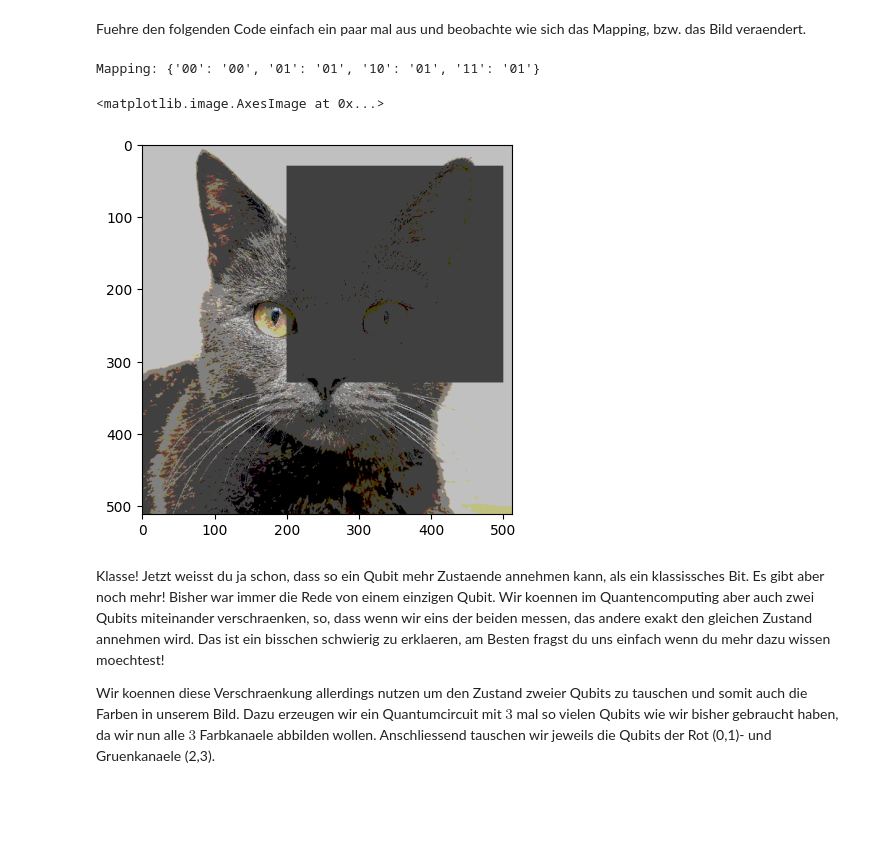
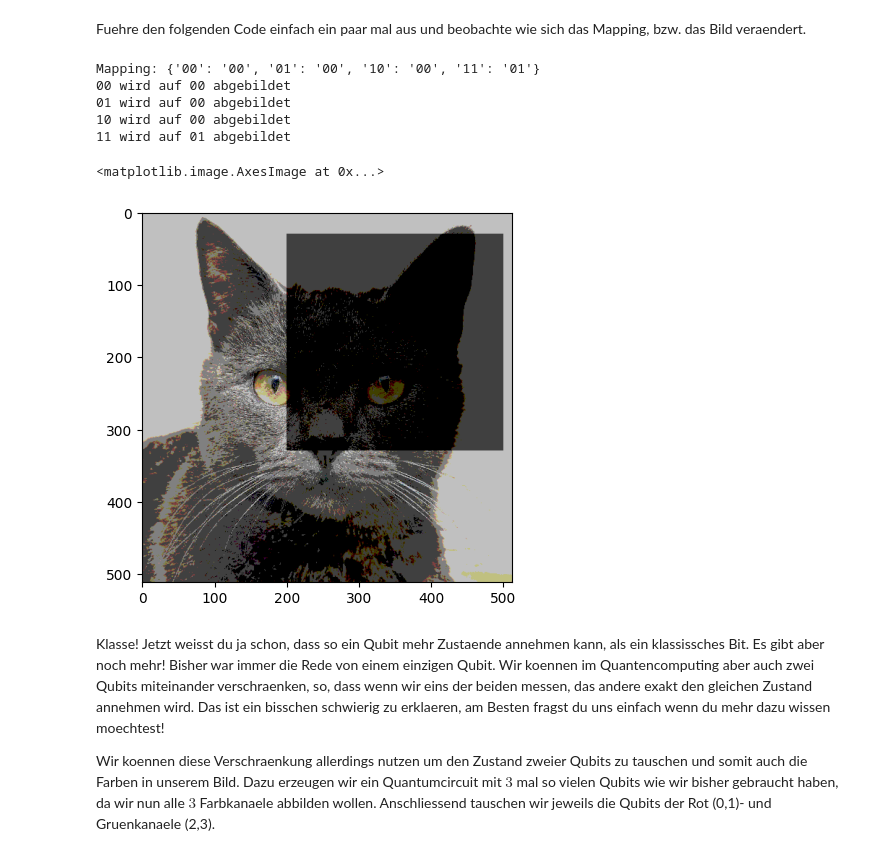
Before and after one commit to eileen-kuehn/intro_qc4images, a Jupyter notebook: QolorQoding.ipynb, the cells around one changed output. Saved outputs shown, nothing was run; the diff lists cells and outputs as text; code cells hidden in the pictures; blank space fills up the shorter version.

Commit message:
mapping print

```diff
--- a/QolorQoding.ipynb
+++ b/QolorQoding.ipynb
@@ -43,9 +43,8 @@ Führe die folgende Zelle einfach nur aus. Das Bild wird nach dieser Reduzierung
 
 Wenn du ganz oben mehr qubits angegeben hast, gehen weniger Infos verloren, weil wir erlauben mehr zu übergeben. Bei `8` Qubits gibt es keinen Informationsverlust, dann dauert die Bildbearbeitung aber lange.
 # %%
-r_value = 2**(8-qubits)
-max_value = 256-r_value
-image = reduce_rgb_values(original_image, r_value)
+
+image, max_value = reduce_rgb_values(original_image, qubits)
 imshow(image)
 # %% [output]
 <matplotlib.image.AxesImage at 0x...>
@@ -293,11 +300,16 @@ Fuehre den folgenden Code einfach ein paar mal aus und beobachte wie sich das Ma
 # %%
 mapping = create_mapping(quantum_circuit)
 q_image = convert_image(qubits, image, mapping, pixels_to_transform)
+print_mapping(mapping)
 imshow(q_image)
 # %% [output]
-Mapping: {'00': '00', '01': '01', '10': '01', '11': '01'}
+Mapping: {'00': '00', '01': '00', '10': '00', '11': '01'}
+00 wird auf 00 abgebildet
+01 wird auf 00 abgebildet
+10 wird auf 00 abgebildet
+11 wird auf 01 abgebildet
 <matplotlib.image.AxesImage at 0x...>
-[figure, old version]
+[figure, new version]
 # %% [markdown]
 Klasse! Jetzt weisst du ja schon, dass so ein Qubit mehr Zustaende annehmen kann, als ein klassissches Bit.
 Es gibt aber noch mehr! Bisher war immer die Rede von einem einzigen Qubit. Wir koennen im Quantencomputing aber auch zwei Qubits miteinander verschraenken, so, dass wenn wir eins der beiden messen, das andere exakt den gleichen Zustand annehmen wird.
```
Also changed, not shown: parts of 10 cells of this notebook, 1 other file.
